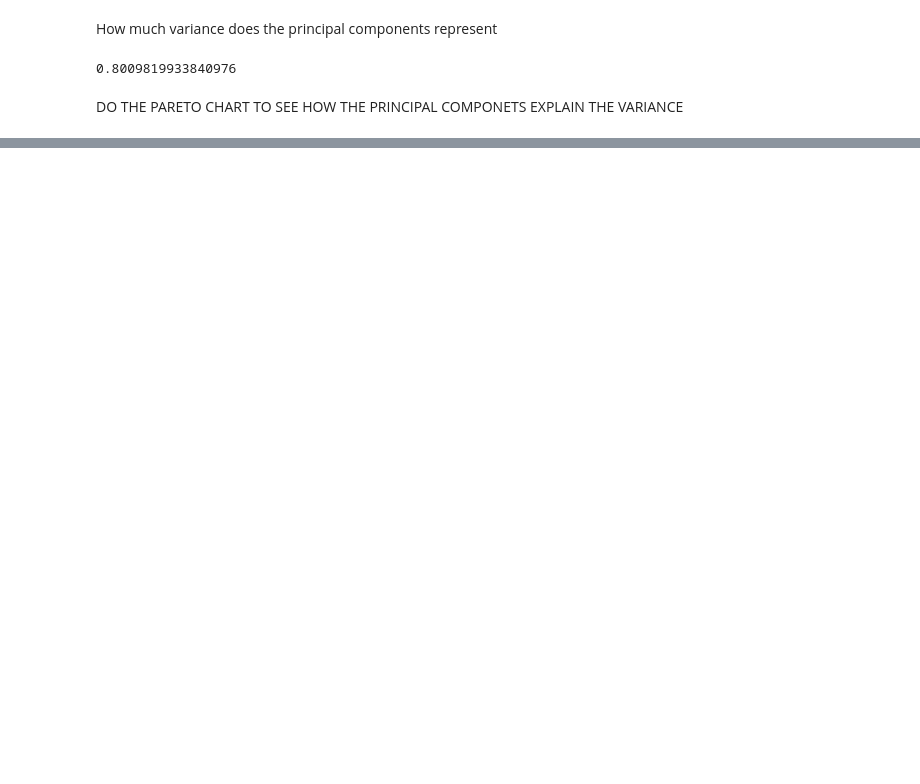
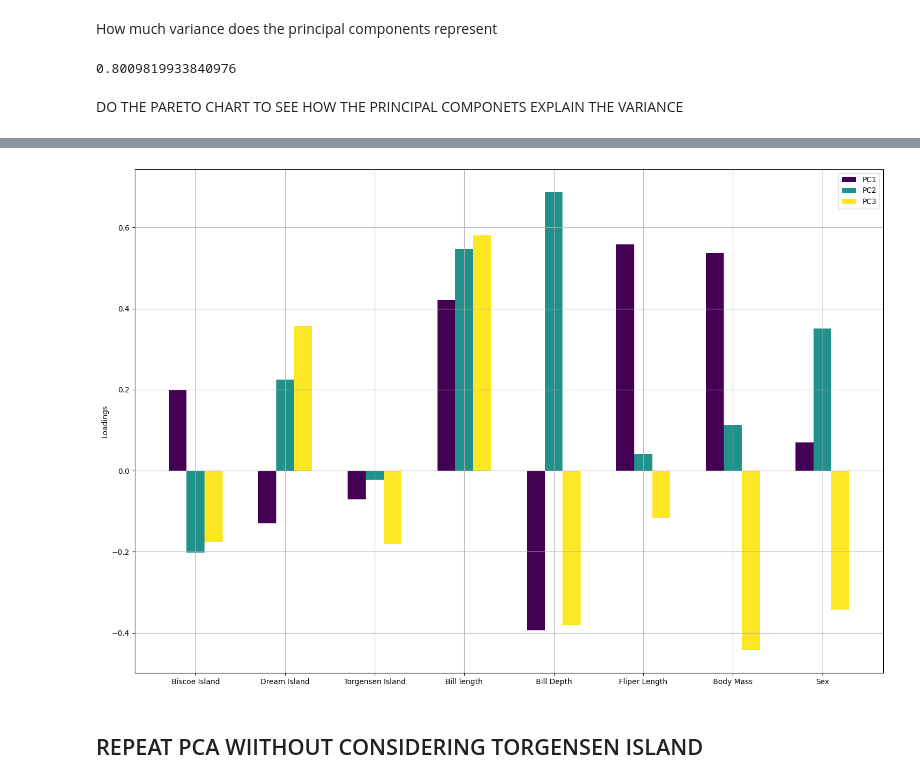
Before and after one commit to Brizzum/ML-reports, a Jupyter notebook: R1.ipynb, the cells around one changed output, grey strips where cells are left out. Drawn from its saved outputs; the diff is of its cells as text; code cells hidden in the pictures; blank space fills up the shorter version.

```diff
--- a/R1.ipynb
+++ b/R1.ipynb
@@ -408,0 +460,5 @@ plt.show()
+# %%
+# Get the loadings of each atribute for the first 3 principal componets
+
+loadings = pd.DataFrame(pca.components_.T, columns=['PC1', 'PC2', 'PC3', 'PC4', 'PC5', 'PC6', 'PC7', 'PC8'], index=attributeNames_PCA)
+loadings
@@ -408,0 +475,39 @@ plt.show()
+# %%
+# Number of principal components to plot (first three)
+num_pcs = 3
+
+# Set the width of each bar
+bar_width = 0.2
+
+# Generate x-coordinates for the bars
+x = np.arange(len(attributeNames_PCA))
+
+# Define a color map
+cmap = plt.get_cmap('viridis', num_labels)
+
+# Make the plot
+plt.figure(figsize=(15, 10))
+plt.grid()
+
+# Loop through each principal component and plot its bars
+for i, (pc, values) in enumerate(loadings.items()):
+    if i >= num_pcs:
+        break  # Only plot the first three principal components
+    plt.bar(x + i * bar_width, values, width=bar_width, label=pc, color=cmap(i))
+
+# Set x-axis labels
+plt.xticks(x + bar_width * (num_pcs - 1) / 2, attributeNames_PCA)
+
+plt.ylabel('Loadings')
+
+plt.tight_layout()
+
+# Add a legend
+plt.legend()
+
+# Show the plot
+plt.show()
+# %% [output]
+[figure, added]
+# %% [markdown]
+## REPEAT PCA WIITHOUT CONSIDERING TORGENSEN ISLAND
```
Also changed, not shown: parts of 14 cells of this notebook.
